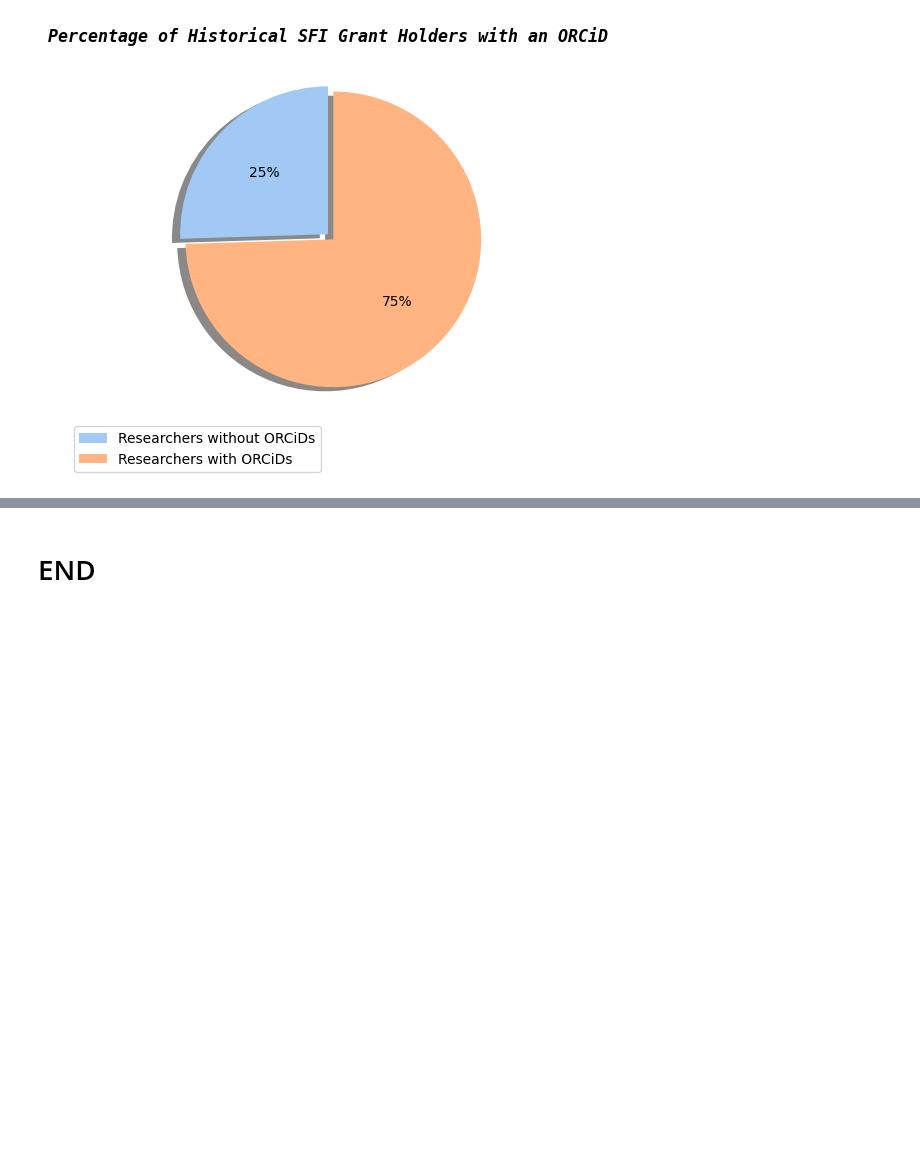
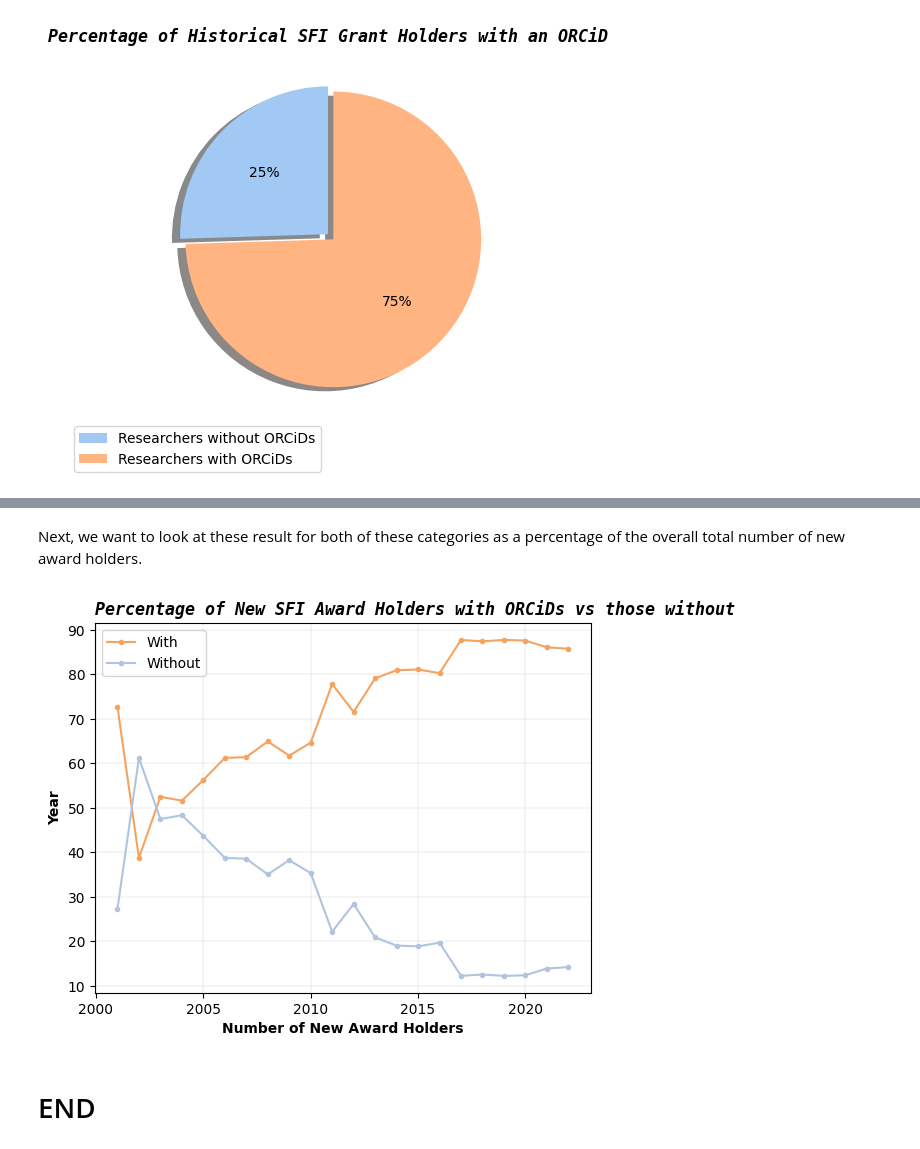
Before and after one commit to NeilTynan/4369_Project, a Jupyter notebook: project.ipynb, the cells around one changed output, grey strips where cells are left out. Drawn from its saved outputs; the diff is of its cells as text; code cells hidden in the pictures; blank space fills up the shorter version.

```diff
--- a/project.ipynb
+++ b/project.ipynb
@@ -214,2 +198,21 @@ plt.show()
+# %% [markdown]
+Next, we want to look at these result for both of these categories as a percentage of the overall total number of new award holders.
+# %%
+# Chart the SFI ORCiD data as a percentage
+ONNT = ONNY.loc[dateFrom:dateTo] + OINY.loc[dateFrom:dateTo]
+ONNYP = ONNY.loc[dateFrom:dateTo] / ONNT * 100
+OINYP = OINY.loc[dateFrom:dateTo] / ONNT * 100
+
+# Generate new chart
+plt1, = plt.plot(ONNYP, marker='.', color='sandybrown')
+plt2, = plt.plot(OINYP, marker='.', color='lightsteelblue')
+plt.xlabel("Number of New Award Holders", fontweight='bold')
+plt.ylabel("Year", fontweight='bold')
+plt.legend([plt1, plt2], ["With", "Without"], loc='upper left')
+plt.grid(color='lightgrey', linestyle='-', linewidth=0.3)
+plt.title('Percentage of New SFI Award Holders with ORCiDs vs those without', fontweight='bold', style='italic', family='monospace', loc='left')
+plt.show()
+# %% [output]
+[figure, added]
 # %% [markdown]
 # END
```
Also changed, not shown: parts of 19 cells of this notebook, 1 other file.
